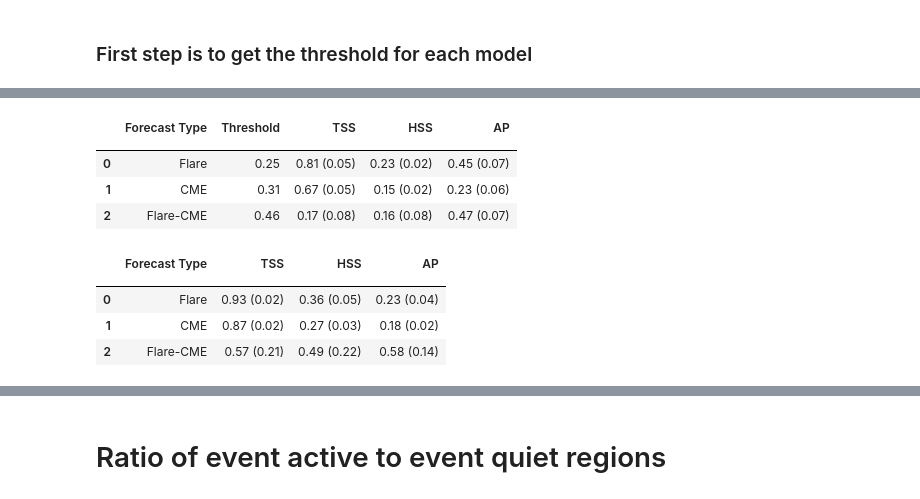
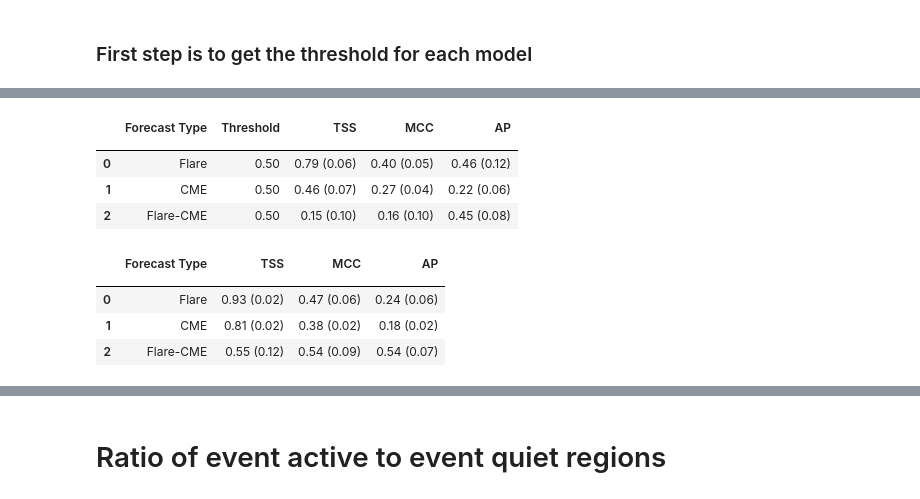
Before and after one commit to JulioHC00/cme_flare_forecast, a Jupyter notebook: notebooks/paper_figures_and_tables.ipynb, the cells around one changed output, grey strips where cells are left out. Cells and saved outputs as stored; diff of their text form; code cells hidden in the pictures.

```diff
--- a/notebooks/paper_figures_and_tables.ipynb
+++ b/notebooks/paper_figures_and_tables.ipynb
@@ -236,3 +333,37 @@ summary_data.rename(columns={
 }, inplace=True)
 
 summary_data.to_latex(index=False, buf="splits_table.tex")
+# %%
+# Let's get for each fold some statistics
+
+rows = []
+
+for fold in range(10):
+    val_splits = [fold, fold+1]
+    train_splits = list(set(range(10)) - set(val_splits))
+
+    # get from the data table, for each fold the number of examples, the number of unique flares, cmes, cmes associated with a large flare
+    val_data = data[data["split"].isin(val_splits)]
+    train_data = data[data["split"].isin(train_splits)]
+
+    for dat, typ in zip([val_data, train_data], ["Val.", "Train"]):
+        row = {
+            "Fold": fold,
+            "Type": typ,
+            "N. HARP regions": dat["n_unique_harpnum"].sum(),
+            "N. $\geq$ M Flares": dat["n_unique_flare_above_threshold"].sum(),
+            "N. CMEs": dat["n_unique_cme"].sum(),
+            "N. CMEs with $\geq$ M Flare": dat["n_unique_cme_flare_above_threshold"].sum(),
+            "Flare Class Imbalance": dat["n_flare_above_threshold_examples"].sum() / dat["n_examples"].sum(),
+            "CME Class Imbalance": dat["n_cme_examples"].sum() / dat["n_examples"].sum(),
+            "CME + Flare Class Imbalance": dat["n_cme_flare_above_threshold_examples"].sum() / dat["n_flare_above_threshold_examples"].sum(),
+            "Flare Event Active Ratio": dat["n_unique_harpnum_flare_above_threshold"].sum() / dat["n_unique_harpnum"].sum(),
+            "CME Event Active Ratio": dat["n_unique_harpnum_cme"].sum() / dat["n_unique_harpnum"].sum(),
+            "CME + Flare Event Active Ratio": dat["n_unique_harpnum_cme_flare_above_threshold"].sum() / dat["n_unique_harpnum_flare_above_threshold"].sum(),
+        }
+
+        rows.append(row)
+
+summary_df = pd.DataFrame(rows)
+
+summary_df
@@ -496,3 +737,9 @@ thresholds
+# %%
+thresholds = {
+    'cme': 0.5,
+    'flare': 0.5,
+    'flare_cme': 0.5
+}
 # %%
 thresholded_metrics = get_independent_metrics(data, threshold=thresholds)
 grouped_thresholded_metrics = thresholded_metrics.groupby("type").agg(["mean", "std"])
@@ -522,9 +788,8 @@ TP 1267.3 487.6332740902737
 latex_metrics = {
     "threshold": "Threshold",
     "true_skill_statistic": "TSS",
-    "heidke_skill_score": "HSS",
+    "matthews_corr": "MCC",
     "average_precision_score": "AP",
-    "F1": "F1",
                  }
 
 # MUST HAVE FORMATTING THAT IS A STRING BEING FOR EACH LATEX METRIC MEAN (STD)
@@ -540,44 +805,44 @@ for key, value in latex_metrics.items():
             continue
         latex_thresholded_metrics.loc[forecast_type, f"{value}"] = f"{float(f_data['mean']):.2f} ({float(f_data['std']):.2f})"
 
 # Drop old columns
 latex_thresholded_metrics.drop(list(latex_metrics.keys()), axis=1, inplace=True)
 latex_thresholded_metrics
 
 # Convert to normal dataframe, type is another column
 
 latex_thresholded_metrics.reset_index(inplace=True)
 
 # Rename Forecast Type as follows
 forcast_types = {
     "flare": "Flare",
     "cme": "CME",
     "flare_cme": "Flare-CME"
 }
 
 # Rename type to Forecast Type
 latex_thresholded_metrics.rename(columns={"type": "Forecast Type"}, inplace=True)
 # Rename the rows and order as in forecast_types
 latex_thresholded_metrics["Forecast Type"] = latex_thresholded_metrics["Forecast Type"].map(forcast_types)
 
 # Reorder the rows
 latex_thresholded_metrics = latex_thresholded_metrics.reindex([1, 0, 2]).reset_index(drop=True)
 
 
 latex_thresholded_metrics.to_latex(index=False, buf="thresholded_metrics.tex")
 latex_thresholded_metrics
 # %% [output]
-|  | Forecast Type | Threshold | TSS | HSS | AP |
+|  | Forecast Type | Threshold | TSS | MCC | AP |
 |  |  |  |  |  |  |
-| 0 | Flare | 0.25 | 0.81 (0.05) | 0.23 (0.02) | 0.45 (0.07) |
-| 1 | CME | 0.31 | 0.67 (0.05) | 0.15 (0.02) | 0.23 (0.06) |
-| 2 | Flare-CME | 0.46 | 0.17 (0.08) | 0.16 (0.08) | 0.47 (0.07) |
+| 0 | Flare | 0.50 | 0.79 (0.06) | 0.40 (0.05) | 0.46 (0.12) |
+| 1 | CME | 0.50 | 0.46 (0.07) | 0.27 (0.04) | 0.22 (0.06) |
+| 2 | Flare-CME | 0.50 | 0.15 (0.10) | 0.16 (0.10) | 0.45 (0.08) |
 # %%
 # Now same table but with the baseline metrics
 
 latex_metrics = {
     "b_true_skill_statistic": "TSS",
-    "b_heidke_skill_score": "HSS",
+    "b_matthews_corr": "MCC",
     "b_average_precision_score": "AP",
                  }
 
@@ -621,11 +886,11 @@ latex_thresholded_metrics = latex_thresholded_metrics.reindex([1, 0, 2]).reset_i
 latex_thresholded_metrics.to_latex(index=False, buf="baseline_metrics.tex")
 latex_thresholded_metrics
 # %% [output]
-|  | Forecast Type | TSS | HSS | AP |
+|  | Forecast Type | TSS | MCC | AP |
 |  |  |  |  |  |
-| 0 | Flare | 0.93 (0.02) | 0.36 (0.05) | 0.23 (0.04) |
-| 1 | CME | 0.87 (0.02) | 0.27 (0.03) | 0.18 (0.02) |
-| 2 | Flare-CME | 0.57 (0.21) | 0.49 (0.22) | 0.58 (0.14) |
+| 0 | Flare | 0.93 (0.02) | 0.47 (0.06) | 0.24 (0.06) |
+| 1 | CME | 0.81 (0.02) | 0.38 (0.02) | 0.18 (0.02) |
+| 2 | Flare-CME | 0.55 (0.12) | 0.54 (0.09) | 0.54 (0.07) |
 # %%
 combined_metrics = get_combined_metrics(data, threshold=thresholds)
 grouped_combined_metrics = combined_metrics.groupby("type").agg(["mean", "std"])
```
Also changed, not shown: parts of 79 cells of this notebook, 21 other files.
